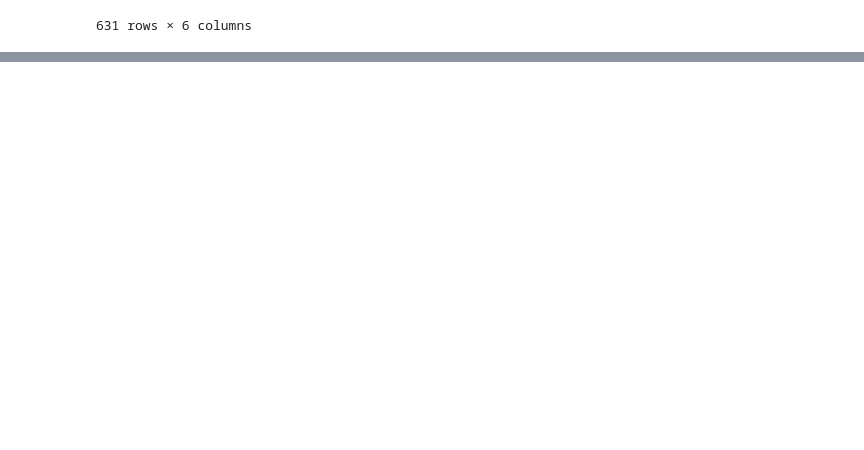
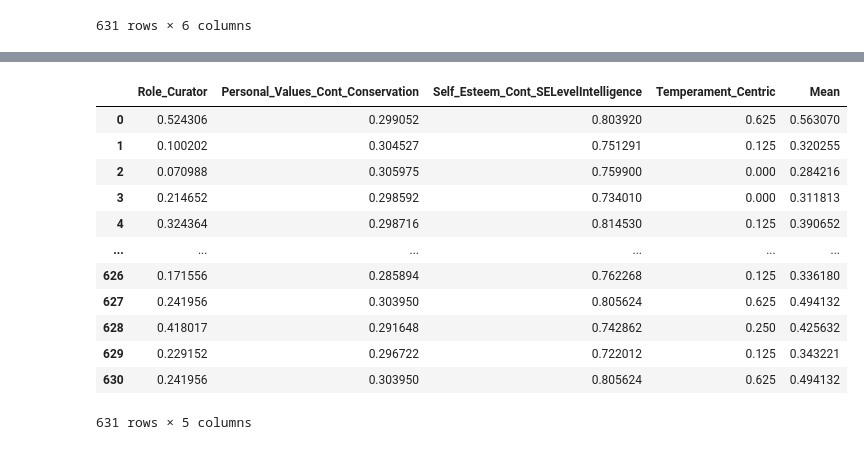
Before and after one commit to dindaslsbilla/coba, a Jupyter notebook: Untitled1.ipynb, the cells around one changed output, grey strips where cells are left out. Saved outputs shown, nothing was run; the diff lists cells and outputs as text; code cells hidden in the pictures; blank space fills up the shorter version.

Commit message:
add role curator to csv

```diff
--- a/Untitled1.ipynb
+++ b/Untitled1.ipynb
@@ -1277,0 +1298,25 @@ rolecharismatic_df
+# %%
+rolecurator_df=pd.read_csv('maingames_rolecurator.csv')
+rolecurator_df.mean(axis=0)
+rolecurator_df.drop(columns=rolecurator_df.columns[0],
+        axis=1,
+        inplace=True)
+rolecurator_df.to_csv('maingames_rolecurator.csv',index="False")
+mean_row=rolecurator_df.mean(axis=1)
+rolecurator_df['Mean']=mean_row
+rolecurator_df.to_csv('maingames_rolecurator',index="False")
+rolecurator_df
+# %% [output]
+|  | Role_Curator | Personal_Values_Cont_Conservation | Self_Esteem_Cont_SELevelIntelligence | Temperament_Centric | Mean |
+| 0 | 0.524306 | 0.299052 | 0.803920 | 0.625 | 0.563070 |
+| 1 | 0.100202 | 0.304527 | 0.751291 | 0.125 | 0.320255 |
+| 2 | 0.070988 | 0.305975 | 0.759900 | 0.000 | 0.284216 |
+| 3 | 0.214652 | 0.298592 | 0.734010 | 0.000 | 0.311813 |
+| 4 | 0.324364 | 0.298716 | 0.814530 | 0.125 | 0.390652 |
+| ... | ... | ... | ... | ... | ... |
+| 626 | 0.171556 | 0.285894 | 0.762268 | 0.125 | 0.336180 |
+| 627 | 0.241956 | 0.303950 | 0.805624 | 0.625 | 0.494132 |
+| 628 | 0.418017 | 0.291648 | 0.742862 | 0.250 | 0.425632 |
+| 629 | 0.229152 | 0.296722 | 0.722012 | 0.125 | 0.343221 |
+| 630 | 0.241956 | 0.303950 | 0.805624 | 0.625 | 0.494132 |
+631 rows × 5 columns
```
Also changed, not shown: parts of 2 cells of this notebook, 2 other files.
